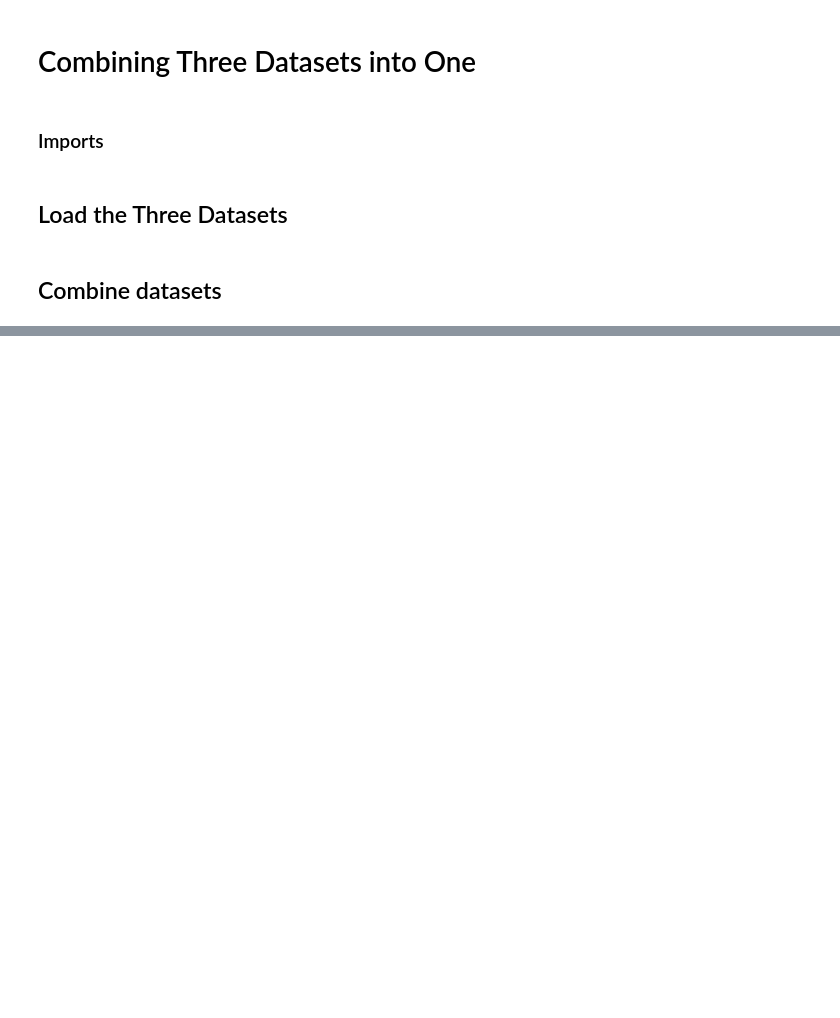
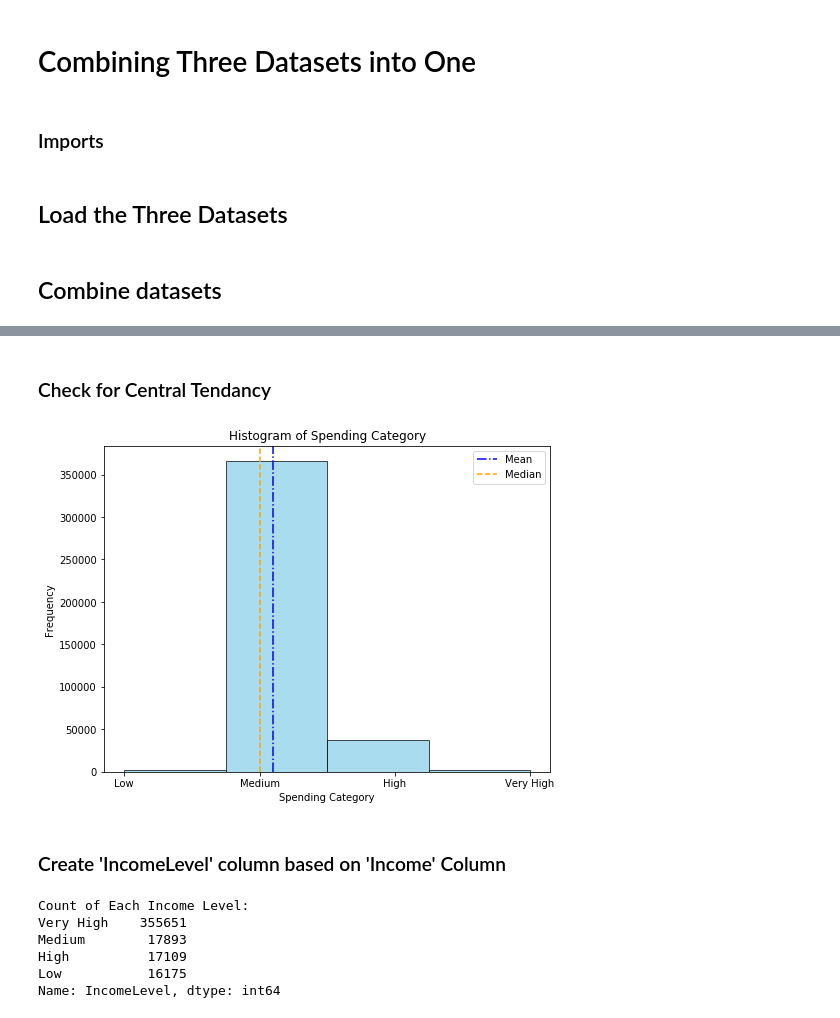
Before and after one commit to taradehdari/ads508-team6-project, a Jupyter notebook: datasets/mergedData/combinedData.ipynb, the cells around one changed output, grey strips where cells are left out. Saved outputs shown, nothing was run; the diff lists cells and outputs as text; code cells hidden in the pictures; blank space fills up the shorter version.

```diff
--- a/datasets/mergedData/combinedData.ipynb
+++ b/datasets/mergedData/combinedData.ipynb
@@ -82,0 +353,7 @@ dtype: object
+# %%
+# Define spending brackets based on the observed range of total spending
+spending_bins = [0, 1000, 5000, 10000, float('inf')]
+spending_labels = ['Low', 'Medium', 'High', 'Very High']
+
+# Categorize total spending into spending brackets
+customer_sales_df['SpendingCategory'] = pd.cut(customer_sales_df['Total_Spent_byCustomer'], bins=spending_bins, labels=spending_labels)
@@ -82,0 +374,31 @@ dtype: object
+# %% [markdown]
+### Check for Central Tendancy
+# %%
+# Encode spending categories numerically
+spending_category_numeric = customer_sales_df['SpendingCategory'].cat.codes
+
+# Calculate mean and median for encoded spending categories
+spending_category_mean = spending_category_numeric.mean()
+spending_category_median = spending_category_numeric.median()
+
+# Create a histogram for encoded spending categories
+plt.figure(figsize=(8, 6))
+plt.hist(spending_category_numeric, bins=len(spending_labels), color='skyblue', edgecolor='black', alpha=0.7)
+
+# Add markers for mean and median
+plt.axvline(spending_category_mean, color='blue', linestyle='-.', label='Mean')
+plt.axvline(spending_category_median, color='orange', linestyle='--', label='Median')
+
+# Set x-axis ticks and labels
+plt.xticks(range(len(spending_labels)), spending_labels)
+
+plt.title('Histogram of Spending Category')
+plt.xlabel('Spending Category')
+plt.ylabel('Frequency')
+
+plt.legend()
+plt.show()
+# %% [output]
+[figure, added]
+# %% [markdown]
+### Create 'IncomeLevel' column based on 'Income' Column
@@ -82,0 +412,14 @@ dtype: object
+# %%
+# Display count of each unique value in the 'IncomeLevel' column
+income_level_counts = customer_sales_df['IncomeLevel'].value_counts()
+
+# Display the counts
+print("Count of Each Income Level:")
+print(income_level_counts)
+# %% [output]
+Count of Each Income Level:
+Very High    355651
+Medium        17893
+High          17109
+Low           16175
+Name: IncomeLevel, dtype: int64
```
Also changed, not shown: parts of 55 cells of this notebook, 4 other files.
